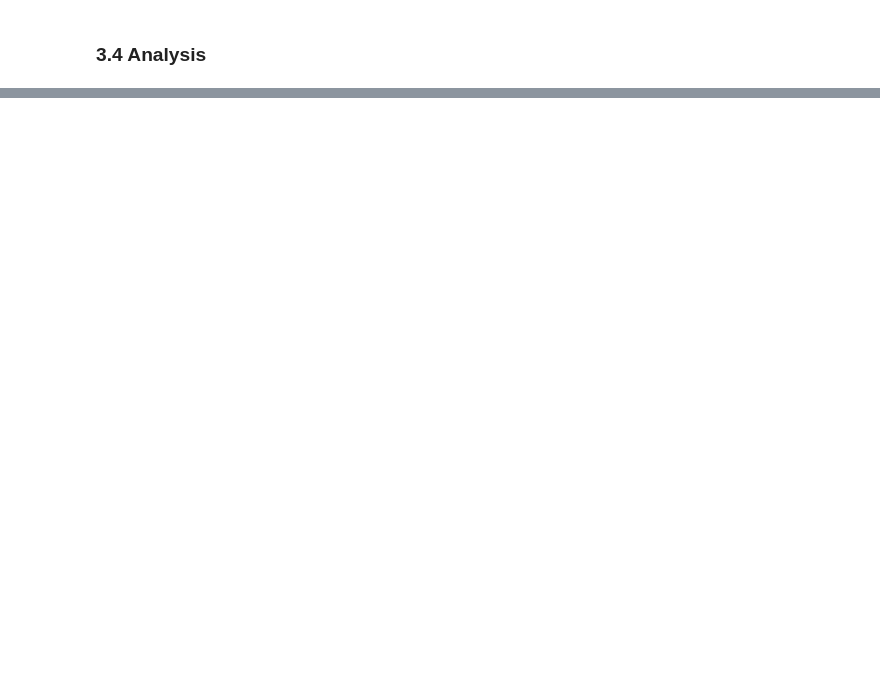
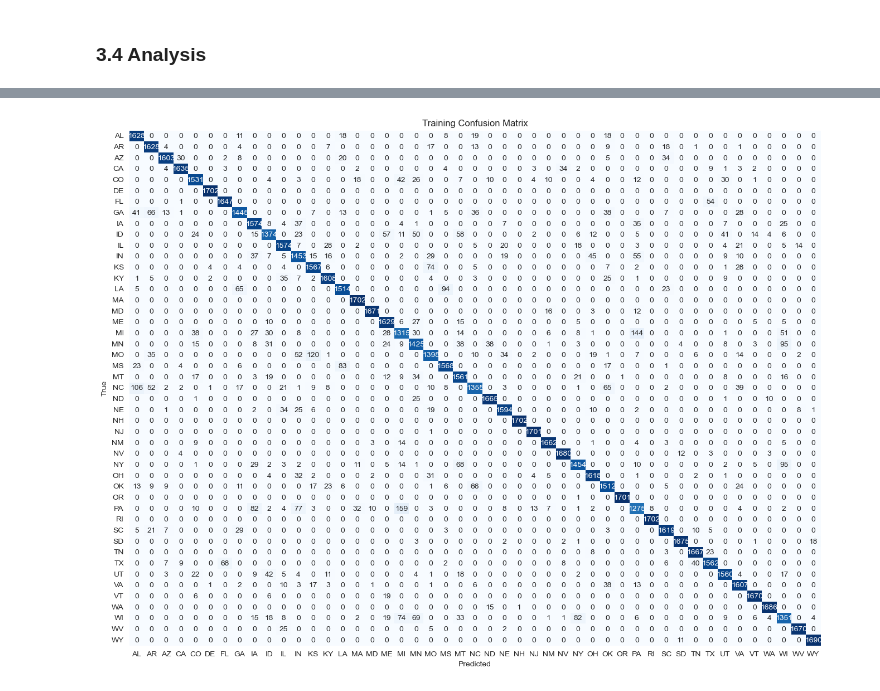
Before and after one commit to riasat-mahbub/ML_Final_Project, a Jupyter notebook: Project_Code_Template.ipynb, the cells around one changed output, grey strips where cells are left out. Saved outputs shown, nothing was run; the diff lists cells and outputs as text; code cells hidden in the pictures; blank space fills up the shorter version.

Commit message:
Fixed Neural Network, Added Graphs and Added other models for comparison

```diff
--- a/Project_Code_Template.ipynb
+++ b/Project_Code_Template.ipynb
@@ -462,0 +605,4 @@ TypeError: can't convert np.ndarray of type numpy.object_. The only supported ty
+# %%
+y_train_sr = torch.LongTensor(y_train_s['state'].values)
+y_test_sr = torch.LongTensor(y_test_s['state'].values)
+y_train_sr
@@ -462,0 +632,3 @@ TypeError: can't convert np.ndarray of type numpy.object_. The only supported ty
+# %%
+train_db_s = TensorDataset(x_train_sr, y_train_sr)
+data_loader_s = DataLoader(train_db_s, batch_size=n_states, shuffle=False)
@@ -462,0 +642,3 @@ TypeError: can't convert np.ndarray of type numpy.object_. The only supported ty
+# %%
+input_dim = df_x.shape[1]
+input_dim
@@ -468,0 +915,15 @@ TypeError: can't convert np.ndarray of type numpy.object_. The only supported ty
+# %%
+classes = label_s
+
+print("Average Testing Accuracy ", test_acc[0])
+print("Latest Testing Accuracy ", train_acc[-1])
+print('===================================================================')
+print("Average Testing Precision ", test_pre[0])
+print("Latest Testing Precision ", train_pre[-1])
+print('===================================================================')
+print("Average Testing Recall ",test_rec[0])
+print("Latest Testing Recall ", train_rec[-1])
+print('===================================================================')
+print("Average Testing F1 Score",test_f1[0])
+print("Latest Testing F1 Score ", train_f1[-1])
+print('===================================================================')
@@ -474,0 +957,10 @@ TypeError: can't convert np.ndarray of type numpy.object_. The only supported ty
+# %%
+plt.figure(figsize=(16, 12))
+sns.heatmap(confusion_matrix(all_labels, all_preds), annot=True, fmt='d', cmap='Blues', cbar=False,
+            xticklabels=classes, yticklabels=classes)
+plt.xlabel('Predicted')
+plt.ylabel('True')
+plt.title('Training Confusion Matrix')
+plt.show()
+# %% [output]
+[figure, added]
```
Also changed, not shown: parts of 50 cells of this notebook.
